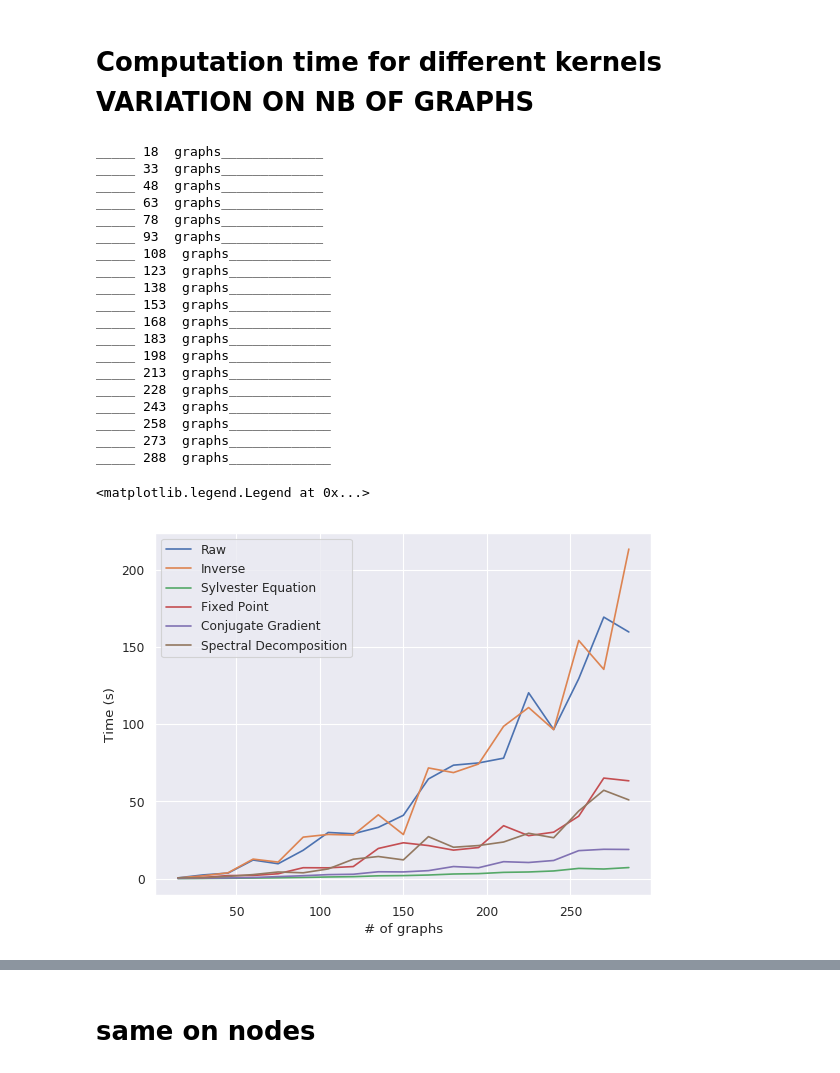
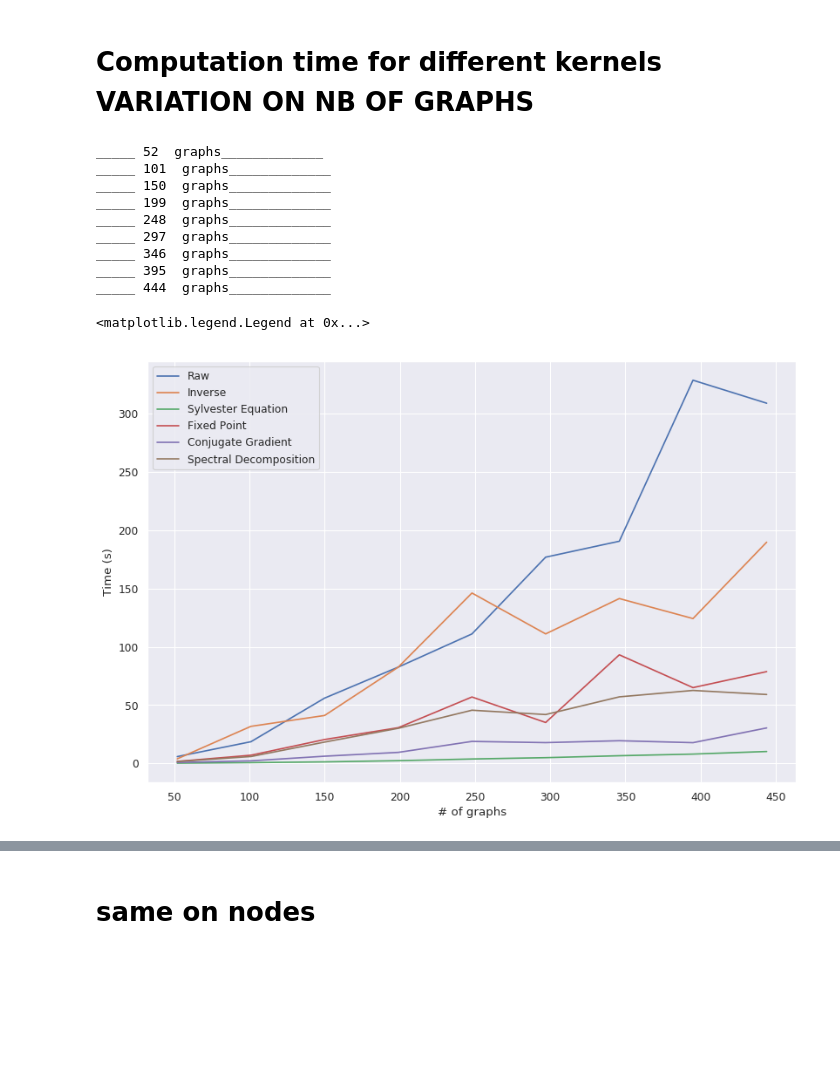
Before and after one commit to leoandeol/graph-kernels, a Jupyter notebook: tests.ipynb, the cells around one changed output, grey strips where cells are left out. Saved outputs shown, nothing was run; the diff lists cells and outputs as text; code cells hidden in the pictures; blank space fills up the shorter version.

Commit message:
All figures computed, getting close to the end

```diff
--- a/tests.ipynb
+++ b/tests.ipynb
@@ -230,7 +230,6 @@ for x in range(1,N):
         s = SVM(db=db_nolab, ratio_split=0.7, lbd=x/N, kernel="fixed_point_kernel")
         dic = s.cross_val_score(k=3)
         scores.append(dic["accuracy"]*100)
-        var.append(dic["stddev"])
         xs.append(x)
         times.append(dic["time"])
     except Exception as e:
@@ -399,12 +398,12 @@ a_syl = []
 a_fix = []
 a_conj = []
 a_spec = []
-N = 20
+N = 10
 np.random.seed(23)
 for x in range(1,N):
-    db_lab, db_nolab = db.gen_database_test(5*x, 10, 3, 4)
-    print("_____",15*x+3," graphs_____________")
-    xs.append(15*x)
+    db_lab, db_nolab = db.gen_database_test(13*x, 10, 3, 4)
+    print("_____",49*x+3," graphs_____________")
+    xs.append(49*x+3)
     #raw
     s = SVM(db=db_nolab, ratio_split=0.7, lbd=0.05, kernel="raw_kernel")
     dic=s.cross_val_score(3)
@@ -435,38 +434,28 @@ for x in range(1,N):
     t_fix.append(dic["time"])
     a_fix.append(dic["accuracy"]*100)
 # %% [output]
-_____ 18  graphs_____________
-_____ 33  graphs_____________
-_____ 48  graphs_____________
-_____ 63  graphs_____________
-_____ 78  graphs_____________
-_____ 93  graphs_____________
-_____ 108  graphs_____________
-_____ 123  graphs_____________
-_____ 138  graphs_____________
-_____ 153  graphs_____________
-_____ 168  graphs_____________
-_____ 183  graphs_____________
-_____ 198  graphs_____________
-_____ 213  graphs_____________
-_____ 228  graphs_____________
-_____ 243  graphs_____________
-_____ 258  graphs_____________
-_____ 273  graphs_____________
-_____ 288  graphs_____________
+_____ 52  graphs_____________
+_____ 101  graphs_____________
+_____ 150  graphs_____________
+_____ 199  graphs_____________
+_____ 248  graphs_____________
+_____ 297  graphs_____________
+_____ 346  graphs_____________
+_____ 395  graphs_____________
+_____ 444  graphs_____________
 # %%
-plt.figure(num=None, figsize=(8, 6), dpi=80, facecolor='w', edgecolor='k')
+plt.figure(num=None, figsize=(12,8), dpi=80, facecolor='w', edgecolor='k')
 plt.plot(xs,t_raw,label="Raw")
 plt.plot(xs,t_inv,label="Inverse")
 plt.plot(xs,t_syl,label="Sylvester Equation")
 plt.plot(xs,t_fix,label="Fixed Point")
 plt.plot(xs,t_conj,label="Conjugate Gradient")
 plt.plot(xs,t_spec,label="Spectral Decomposition")
 plt.xlabel('# of graphs')
 plt.ylabel('Time (s)')
 plt.legend()
 # %% [output]
 <matplotlib.legend.Legend at 0x...>
-[figure, old version]
+[figure, new version]
 # %%
 print(a_raw)
```
Also changed, not shown: parts of 14 cells of this notebook, 8 other files.
